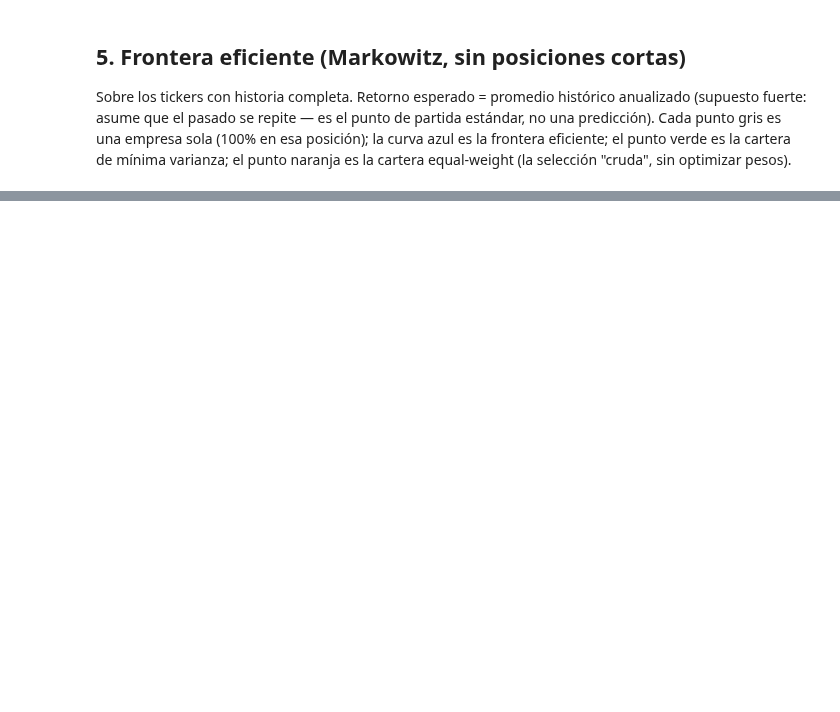
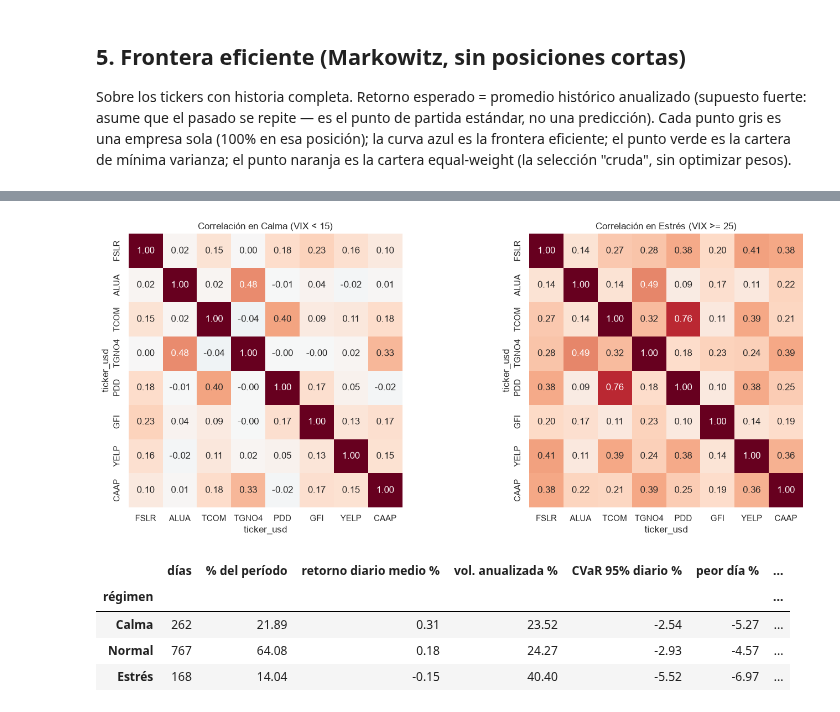
Before and after one commit to esfer98/cedears-data-pipeline, a Jupyter notebook: notebooks/portfolio_analytics.ipynb, the cells around one changed output, grey strips where cells are left out. Saved outputs shown, nothing was run; the diff lists cells and outputs as text; code cells hidden in the pictures; blank space fills up the shorter version.

```diff
--- a/notebooks/portfolio_analytics.ipynb
+++ b/notebooks/portfolio_analytics.ipynb
@@ -299,0 +377,48 @@ Equal-weight -> Retorno esperado: 59.4% | Volatilidad: 31.6%
+# %%
+VIX_CALMA, VIX_ESTRES = 15, 25
+
+vix = con.execute("SELECT fecha, valor FROM fact_macro_daily WHERE serie = 'VIX' ORDER BY fecha").fetchdf().set_index("fecha")["valor"]
+vix.index = pd.to_datetime(vix.index)
+vix_alineado = vix.reindex(pd.to_datetime(retornos_full.index), method="ffill")
+regimen = pd.cut(vix_alineado, [0, VIX_CALMA, VIX_ESTRES, np.inf], labels=["Calma", "Normal", "Estrés"], right=False)
+regimen.index = retornos_full.index
+
+ret_cartera_s = pd.Series(ret_cartera, index=retornos_full.index)
+
+
+def corr_promedio(r: pd.DataFrame) -> float:
+    c = r.corr().to_numpy()
+    return c[np.triu_indices_from(c, k=1)].mean()
+
+
+filas_reg = []
+for nombre in ["Calma", "Normal", "Estrés"]:
+    mask = (regimen == nombre).to_numpy()
+    r = ret_cartera_s[mask]
+    var95 = r.quantile(0.05)
+    filas_reg.append({
+        "régimen": nombre, "días": int(mask.sum()), "% del período": mask.mean() * 100,
+        "retorno diario medio %": r.mean() * 100,
+        "vol. anualizada %": r.std() * np.sqrt(252) * 100,
+        "CVaR 95% diario %": r[r <= var95].mean() * 100,
+        "peor día %": r.min() * 100,
+        "correlación promedio entre acciones": corr_promedio(retornos_full[mask]),
+    })
+regimenes_df = pd.DataFrame(filas_reg).set_index("régimen")
+
+fig, axes = plt.subplots(1, 2, figsize=(15, 6))
+for ax, nombre in zip(axes, ["Calma", "Estrés"]):
+    sns.heatmap(retornos_full[(regimen == nombre).to_numpy()].corr(), annot=True, fmt=".2f", cmap="RdBu_r",
+                center=0, vmin=-1, vmax=1, ax=ax, square=True, cbar=False)
+    ax.set_title(f"Correlación en {nombre} (VIX {'< ' + str(VIX_CALMA) if nombre == 'Calma' else '>= ' + str(VIX_ESTRES)})")
+plt.tight_layout()
+plt.show()
+
+regimenes_df.round(2)
+# %% [output]
+[figure, added]
+|  | días | % del período | retorno diario medio % | vol. anualizada % | CVaR 95% diario % | peor día % | ... |
+| régimen |  |  |  |  |  |  | ... |
+| Calma | 262 | 21.89 | 0.31 | 23.52 | -2.54 | -5.27 | ... |
+| Normal | 767 | 64.08 | 0.18 | 24.27 | -2.93 | -4.57 | ... |
+| Estrés | 168 | 14.04 | -0.15 | 40.40 | -5.52 | -6.97 | ... |
```
Also changed, not shown: parts of 13 cells of this notebook, 1 other file.
